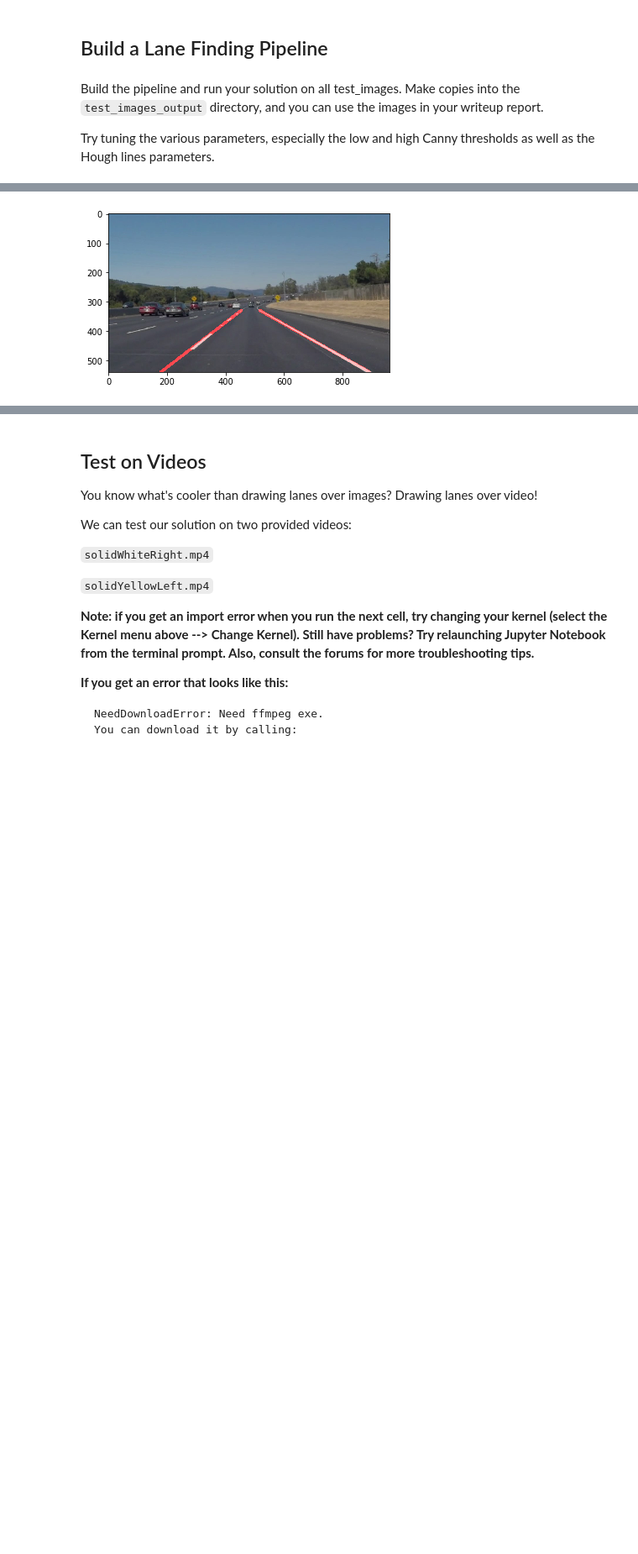
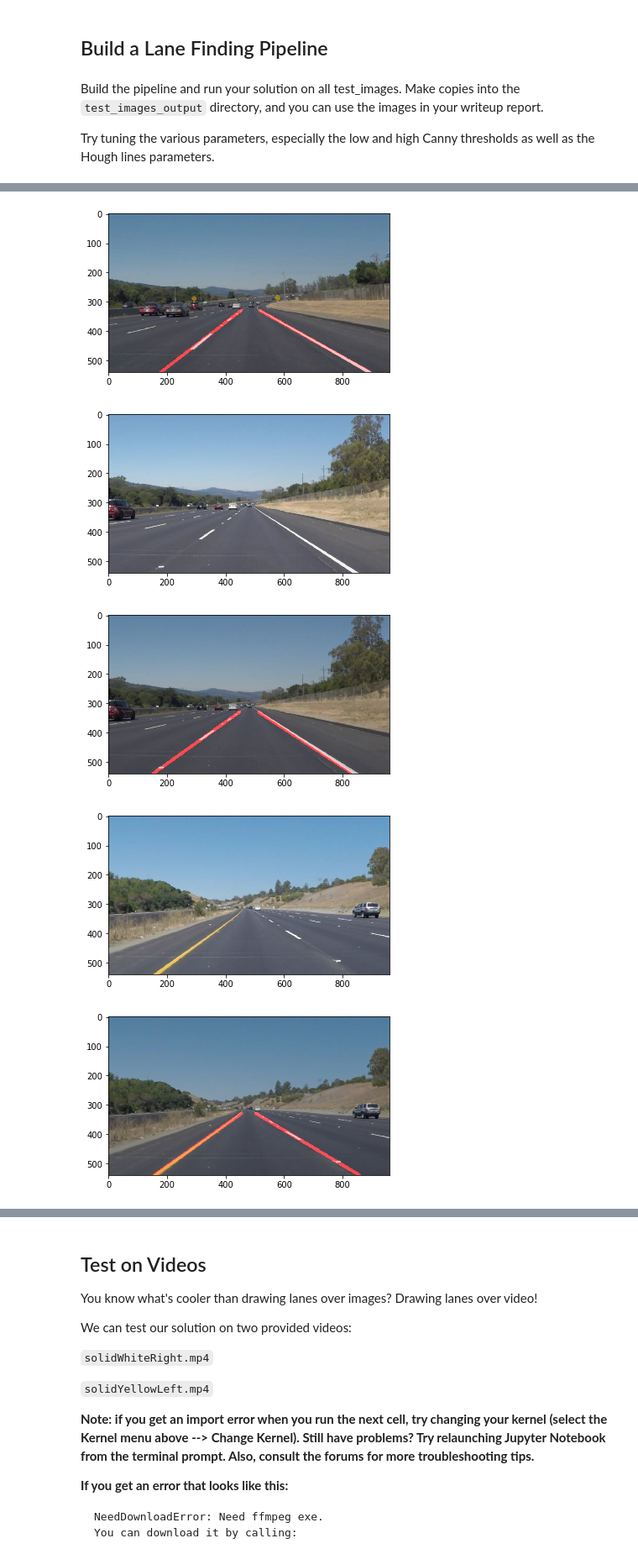
Before and after one commit to schambon77/CarND-LaneLines-P1, a Jupyter notebook: P1.ipynb, the cells around one changed output, grey strips where cells are left out. Shown at 84% size. Saved outputs shown, nothing was run; the diff lists cells and outputs as text; code cells hidden in the pictures; blank space fills up the shorter version.

Commit message:
Regenerate write up pictures with gray scale color map

```diff
--- a/P1.ipynb
+++ b/P1.ipynb
@@ -256,7 +256,7 @@ def find_lanes(test_image, debug=0, test_image_file='img.jpg', save=0):
         plt.figure()
         plt.imshow(test_image_gray, cmap='gray')
     if save == 1:
-        mpimg.imsave("test_images_output/" + file_base + "_gray" + file_ext, test_image_gray)
+        mpimg.imsave("test_images_output/" + file_base + "_gray" + file_ext, test_image_gray, cmap='gray')
 
     #apply Gaussian smoothing
     kernel_size = 5
@@ -265,7 +265,7 @@ def find_lanes(test_image, debug=0, test_image_file='img.jpg', save=0):
         plt.figure()
         plt.imshow(test_image_blur_gray, cmap='gray')
     if save == 1:
-        mpimg.imsave("test_images_output/" + file_base + "_blur_gray" + file_ext, test_image_blur_gray)
+        mpimg.imsave("test_images_output/" + file_base + "_blur_gray" + file_ext, test_image_blur_gray, cmap='gray')
 
     #apply Canny edge detector
     low_threshold = 20
@@ -275,7 +275,7 @@ def find_lanes(test_image, debug=0, test_image_file='img.jpg', save=0):
         plt.figure()
         plt.imshow(test_image_edges, cmap='gray')
     if save == 1:
-        mpimg.imsave("test_images_output/" + file_base + "_edges" + file_ext, test_image_edges)
+        mpimg.imsave("test_images_output/" + file_base + "_edges" + file_ext, test_image_edges, cmap='gray')
 
     #apply mask
     test_image_shape = test_image.shape
@@ -285,7 +285,7 @@ def find_lanes(test_image, debug=0, test_image_file='img.jpg', save=0):
         plt.figure()
         plt.imshow(test_image_edges_masked, cmap='gray')
     if save == 1:
-        mpimg.imsave("test_images_output/" + file_base + "_edges_masked" + file_ext, test_image_edges_masked)
+        mpimg.imsave("test_images_output/" + file_base + "_edges_masked" + file_ext, test_image_edges_masked, cmap='gray')
 
     #apply Hough transform
     rho = 1 # distance resolution in pixels of the Hough grid
@@ -298,32 +298,36 @@ def find_lanes(test_image, debug=0, test_image_file='img.jpg', save=0):
     if debug == 1:
         plt.figure()
         plt.imshow(test_image_lines, cmap='gray')
         plt.figure()
         plt.imshow(test_image_lines_full, cmap='gray')
     if save == 1:
         mpimg.imsave("test_images_output/" + file_base + "_lines" + file_ext, test_image_lines)
         mpimg.imsave("test_images_output/" + file_base + "_lines_full" + file_ext, test_image_lines_full)
 
     #display lines on top of orginal image
     test_image_with_lines = weighted_img(test_image_lines_full, test_image)
     if debug == 1:
         plt.figure()
         plt.imshow(test_image_with_lines)
     if save == 1:
         mpimg.imsave("test_images_output/" + file_base + "_with_lines" + file_ext, test_image_with_lines)
 
     return test_image_with_lines
 
-for test_image_file in test_images_files[0:1]:
+for test_image_file in test_images_files:
     test_image = mpimg.imread("test_images/" + test_image_file)
     plt.figure()
     plt.imshow(test_image)
 
-    test_image_with_lines = find_lanes(test_image, debug=0, test_image_file=test_image_file, save=1)
+    test_image_with_lines = find_lanes(test_image, debug=0, test_image_file=test_image_file, save=0)
     plt.figure()
     plt.imshow(test_image_with_lines)
 
     mpimg.imsave("test_images_output/" + test_image_file, test_image_with_lines)
 # %% [output]
 [figure]
 [figure]
+[figure, added]
+[figure, added]
+[figure, added]
+[figure, added]
```
Also changed, not shown: parts of 4 cells of this notebook, 4 other files.
